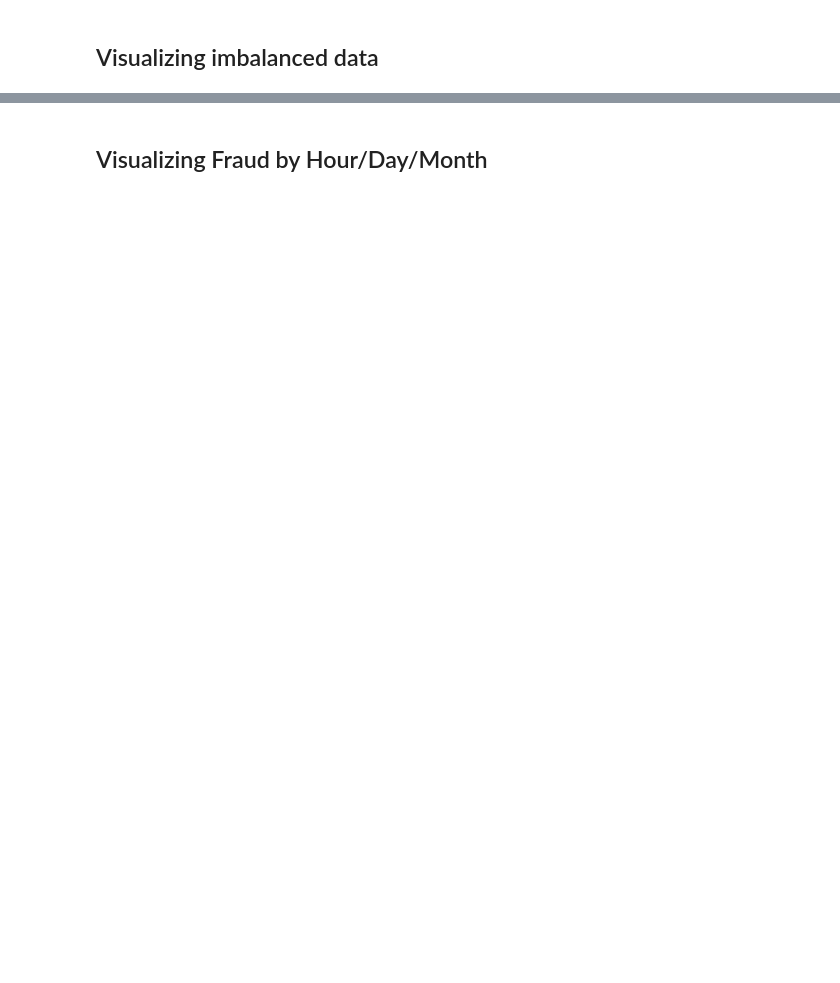
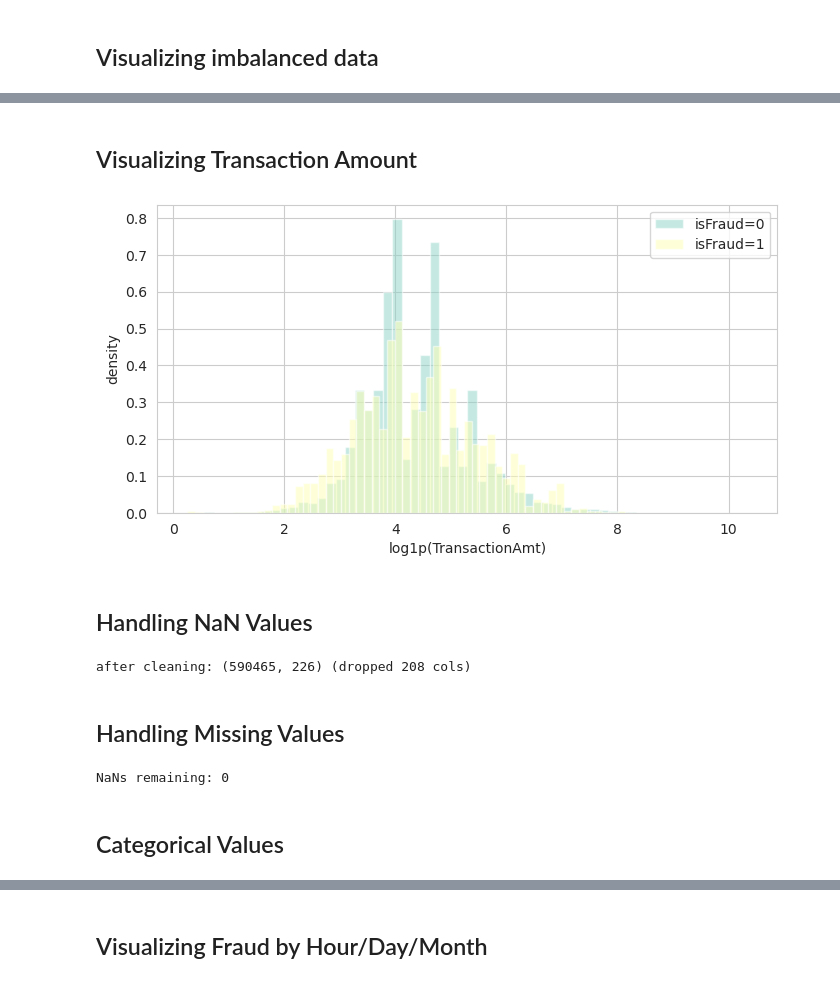
Before and after one commit to ldavi22/cs229-231, a Jupyter notebook: assignment2/ass2.ipynb, the cells around one changed output, grey strips where cells are left out. Saved outputs shown, nothing was run; the diff lists cells and outputs as text; code cells hidden in the pictures; blank space fills up the shorter version.

```diff
--- a/assignment2/ass2.ipynb
+++ b/assignment2/ass2.ipynb
@@ -53,0 +85,49 @@ Index(['dist2', 'D6', 'D7', 'D8', 'D9', 'D12', 'D13', 'D14', 'V138', 'V139',
+# %% [markdown]
+## Visualizing Transaction Amount
+# %%
+plt.figure(figsize=(8, 4))
+for label in (0, 1):
+    x = np.log1p(df.loc[df["isFraud"] == label, "TransactionAmt"])
+    plt.hist(x, bins=60, alpha=0.5, label=f"isFraud={label}", density=True)
+plt.xlabel("log1p(TransactionAmt)")
+plt.ylabel("density")
+plt.legend()
+plt.show()
+# %% [output]
+[figure, added]
+# %% [markdown]
+## Handling NaN Values
+# %%
+def clean(df, nan_col_thresh=0.7, row_nan_frac=0.5):
+    """Drop columns where >nan_col_thresh fraction are NaN, then drop sparse rows."""
+    cols_to_remove = df.columns[df.isna().mean() > nan_col_thresh].tolist()
+    df_clean = df.drop(columns=cols_to_remove, errors="ignore")
+    min_non_nan = int(df_clean.shape[1] * (1 - row_nan_frac))
+    df_clean = df_clean.dropna(axis=0, thresh=min_non_nan)
+    return df_clean, cols_to_remove
+
+df_cleaned, dropped_cols = clean(df, nan_col_thresh=0.7, row_nan_frac=0.5)
+print(f"after cleaning: {df_cleaned.shape} (dropped {len(dropped_cols)} cols)")
+# %% [output]
+after cleaning: (590465, 226) (dropped 208 cols)
+# %% [markdown]
+## Handling Missing Values
+# %%
+def impute_missing(df, num_strategy="median", cat_fill="missing"):
+    """Numerical -> median; categorical -> 'missing' string."""
+    df = df.copy()
+    num_cols = df.select_dtypes(include=[np.number]).columns
+    cat_cols = df.select_dtypes(include=["object"]).columns
+    if num_strategy == "median":
+        df[num_cols] = df[num_cols].fillna(df[num_cols].median())
+    elif num_strategy == "mean":
+        df[num_cols] = df[num_cols].fillna(df[num_cols].mean())
+    df[cat_cols] = df[cat_cols].fillna(cat_fill)
+    return df
+
+df = impute_missing(df_cleaned, num_strategy="median", cat_fill="missing")
+print(f"NaNs remaining: {df.isna().sum().sum()}")
+# %% [output]
+NaNs remaining: 0
+# %% [markdown]
+## Categorical Values
```
Also changed, not shown: parts of 28 cells of this notebook, 8 other files.
